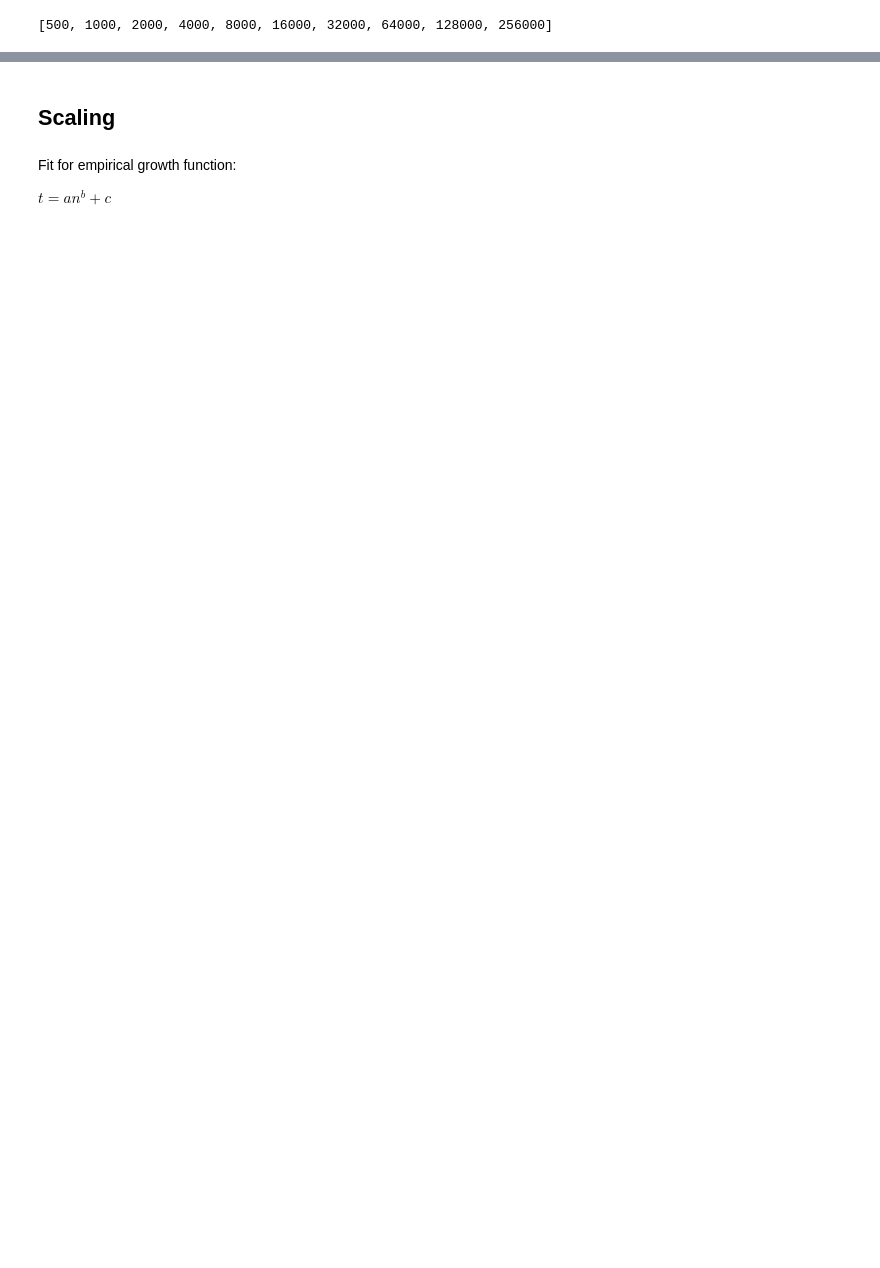
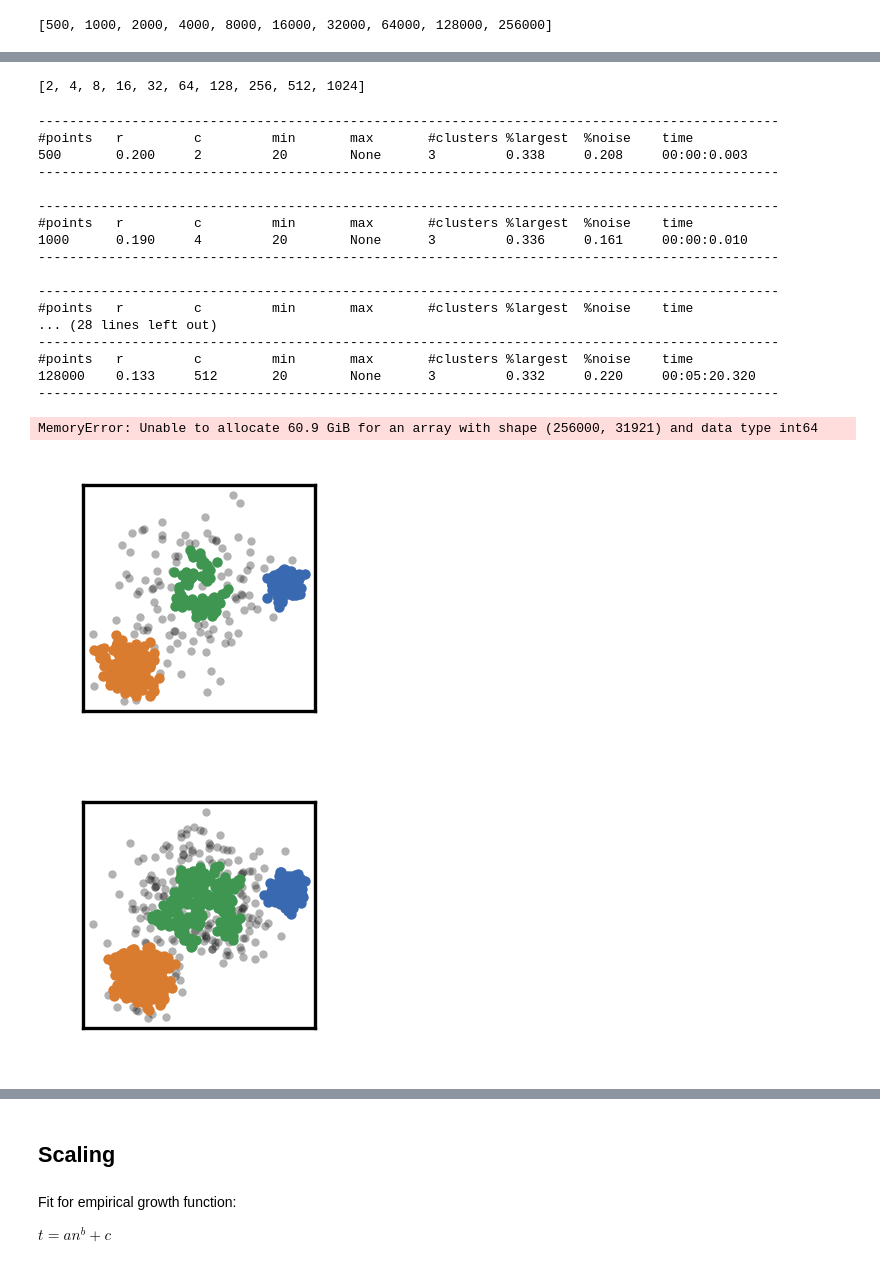
Before and after one commit to janjoswig/CommonNNClustering-Benchmark, a Jupyter notebook: bm.ipynb, the cells around one changed output, grey strips where cells are left out. Cells and saved outputs as stored; diff of their text form; code cells hidden in the pictures; blank space fills up the shorter version.

```diff
--- a/bm.ipynb
+++ b/bm.ipynb
@@ -507,0 +567,58 @@ n_points_list
+# %%
+c_list
+# %% [output]
+[2, 4, 8, 16, 32, 64, 128, 256, 512, 1024]
+# %%
+stop = 10
+current = 0
+for n, r, c in zip(n_points_list, r_list, c_list):
+    current += 1
+
+    points = helper_base.gen_blobs_points(
+            (n, 2), random_state=170, cluster_std=[1.0, 2.5, 0.5]
+            )
+
+    points_clustering = cluster.ClusteringBuilder(
+        points
+        ).build()
+
+    neighbours = helper_base.compute_neighbours(points, r)
+
+    clustering = cluster.ClusteringBuilder(
+        neighbours,
+        preparation_hook=hooks.prepare_neighbourhoods,
+        registered_recipe_key="neighbourhoods"
+    ).build()
+
+    clustering.fit(r, c, member_cutoff=20)
+
+    points_clustering._labels = clustering._labels
+    fig, ax = plt.subplots(figsize=(1, 1))
+    _ = points_clustering.evaluate(
+        ax=ax, annotate=False,
+        ax_props={"xlabel": None, "ylabel": None, "xticks": (), "yticks": ()}
+        )
+
+    if current == stop:
+        break
+# %% [output]
+-----------------------------------------------------------------------------------------------
+#points   r         c         min       max       #clusters %largest  %noise    time
+500       0.200     2         20        None      3         0.338     0.208     00:00:0.003
+-----------------------------------------------------------------------------------------------
+
+-----------------------------------------------------------------------------------------------
+#points   r         c         min       max       #clusters %largest  %noise    time
+1000      0.190     4         20        None      3         0.336     0.161     00:00:0.010
+-----------------------------------------------------------------------------------------------
+
+-----------------------------------------------------------------------------------------------
+#points   r         c         min       max       #clusters %largest  %noise    time
+... (28 lines left out)
+-----------------------------------------------------------------------------------------------
+#points   r         c         min       max       #clusters %largest  %noise    time
+128000    0.133     512       20        None      3         0.332     0.220     00:05:20.320
+-----------------------------------------------------------------------------------------------
+MemoryError: Unable to allocate 60.9 GiB for an array with shape (256000, 31921) and data type int64
+[figure, added]
+[figure, added]
```
Also changed, not shown: parts of 56 cells of this notebook.
